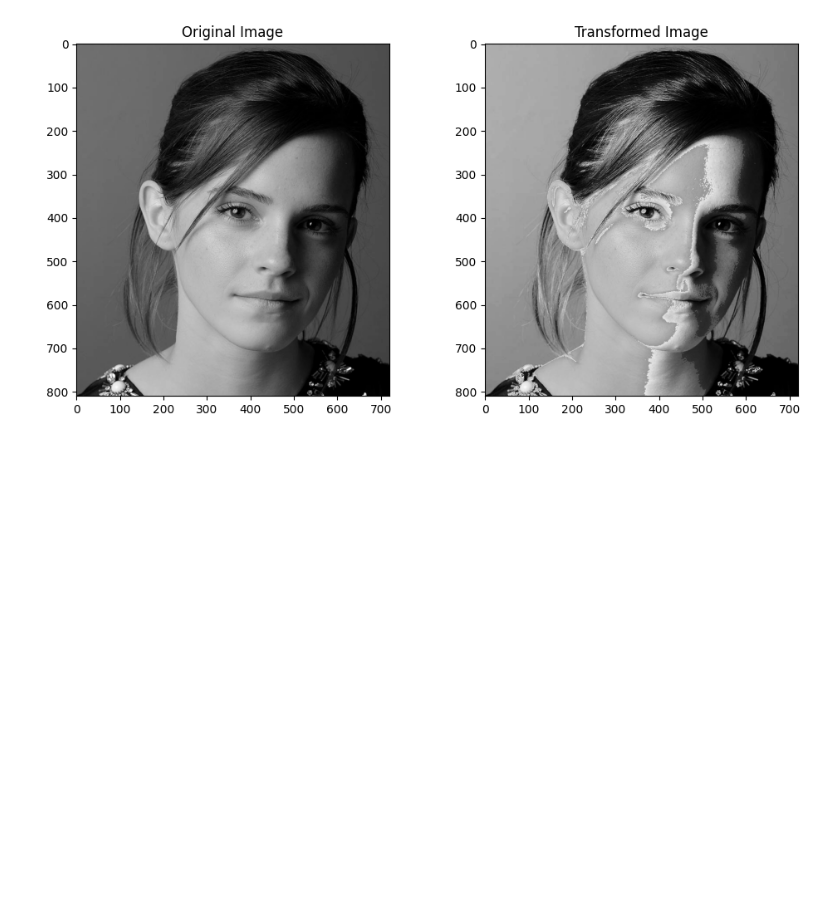
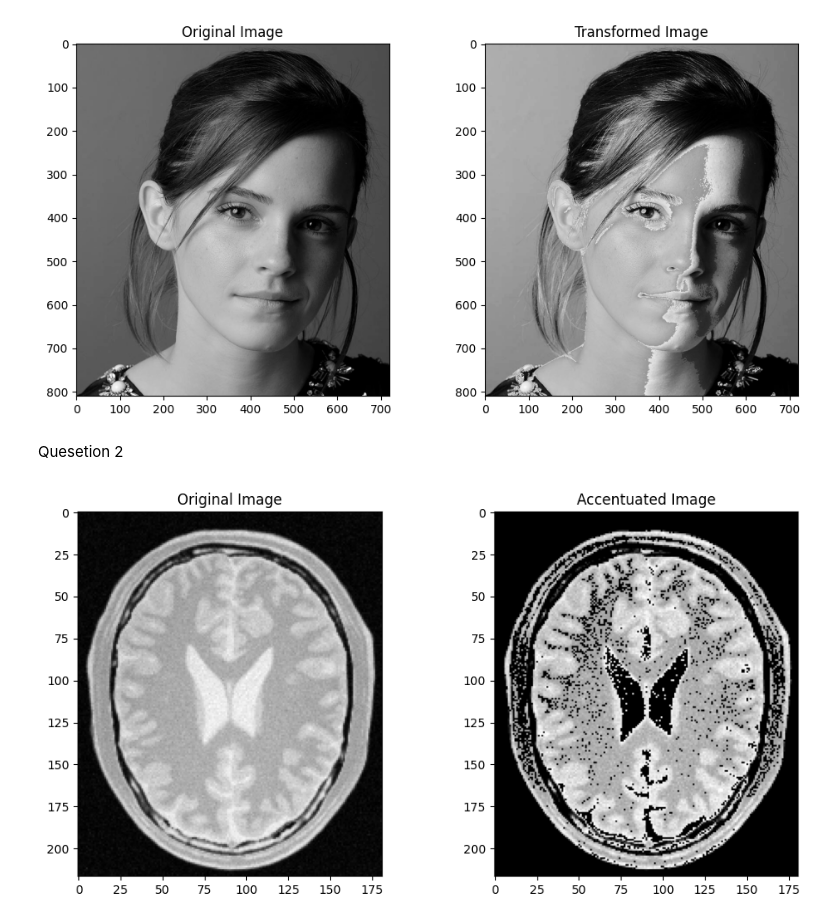
Before and after one commit to PrabashwaraBBWijesekara/Intensity_Transformation_and_Neighborhood_Filtering, a Jupyter notebook: assigment_1.ipynb, the cells around one changed output. Saved outputs shown, nothing was run; the diff lists cells and outputs as text; code cells hidden in the pictures; blank space fills up the shorter version.

```diff
--- a/assigment_1.ipynb
+++ b/assigment_1.ipynb
@@ -45,3 +45,63 @@ plt.tight_layout()
 plt.show()
 # %% [output]
 [figure]
+# %% [markdown]
+Quesetion 2
+# %%
+import cv2
+import numpy as np
+import matplotlib.pyplot as plt
+
+def piecewise_linear_transform(image, gray_range, white_range):
+    """
+    Apply piecewise linear intensity transformation to accentuate gray and white matter.
+
+    Args:
+        image (numpy.ndarray): Input image.
+        gray_range (tuple): Intensity range for gray matter (e.g., (min_gray, max_gray)).
+        white_range (tuple): Intensity range for white matter (e.g., (min_white, max_white)).
+
+    Returns:
+        numpy.ndarray: Transformed image.
+    """
+    min_gray, max_gray = gray_range
+    min_white, max_white = white_range
+
+    # Create a lookup table for the transformation
+    lookup_table = np.zeros(256, dtype=np.uint8)
+
+    # Darken gray matter
+    lookup_table[min_gray:max_gray+1] = np.linspace(0, min_gray, max_gray - min_gray + 1)
+
+    # Brighten white matter
+    lookup_table[min_white:max_white+1] = np.linspace(min_white, 255, max_white - min_white + 1)
+
+    # Apply the transformation using the lookup table
+    transformed_image = cv2.LUT(image, lookup_table)
+    return transformed_image
+
+# Load your medical image (replace with your image path)
+image_path = "D:\semester 5\\assignment 1\BrainProtonDensitySlice9.png"
+original_image = cv2.imread(image_path, cv2.IMREAD_GRAYSCALE)
+
+# Define the intensity ranges for gray and white matter
+gray_intensity_range = (80, 140)  # Adjust these values based on your image
+white_intensity_range = (160, 220)  # Adjust these values based on your image
+
+# Apply the piecewise linear transformation
+accentuated_image = piecewise_linear_transform(original_image, gray_intensity_range, white_intensity_range)
+
+# Display the original and accentuated images using matplotlib
+plt.figure(figsize=(10, 5))
+plt.subplot(1, 2, 1)
+plt.imshow(original_image, cmap='gray')
+plt.title("Original Image")
+
+plt.subplot(1, 2, 2)
+plt.imshow(accentuated_image, cmap='gray')
+plt.title("Accentuated Image")
+
+plt.tight_layout()
+plt.show()
+# %% [output]
+[figure, added]
```
